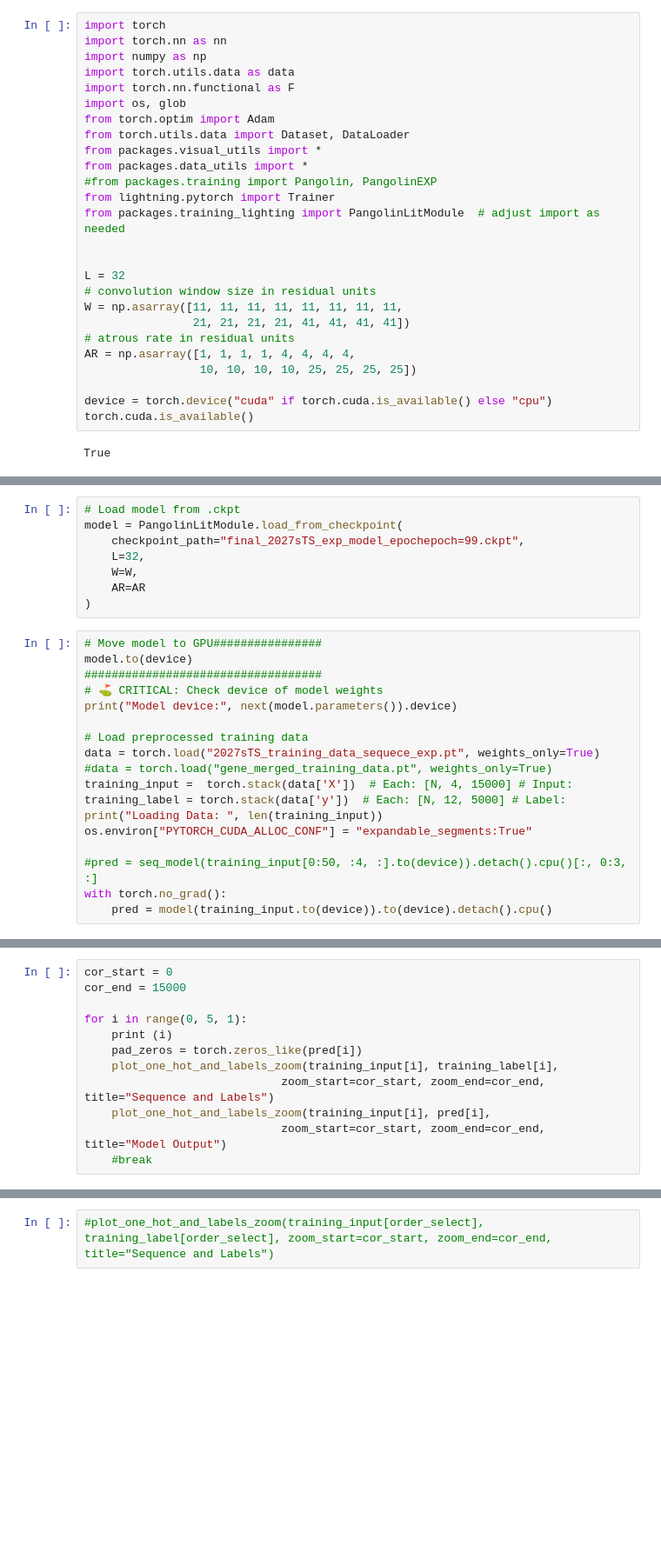
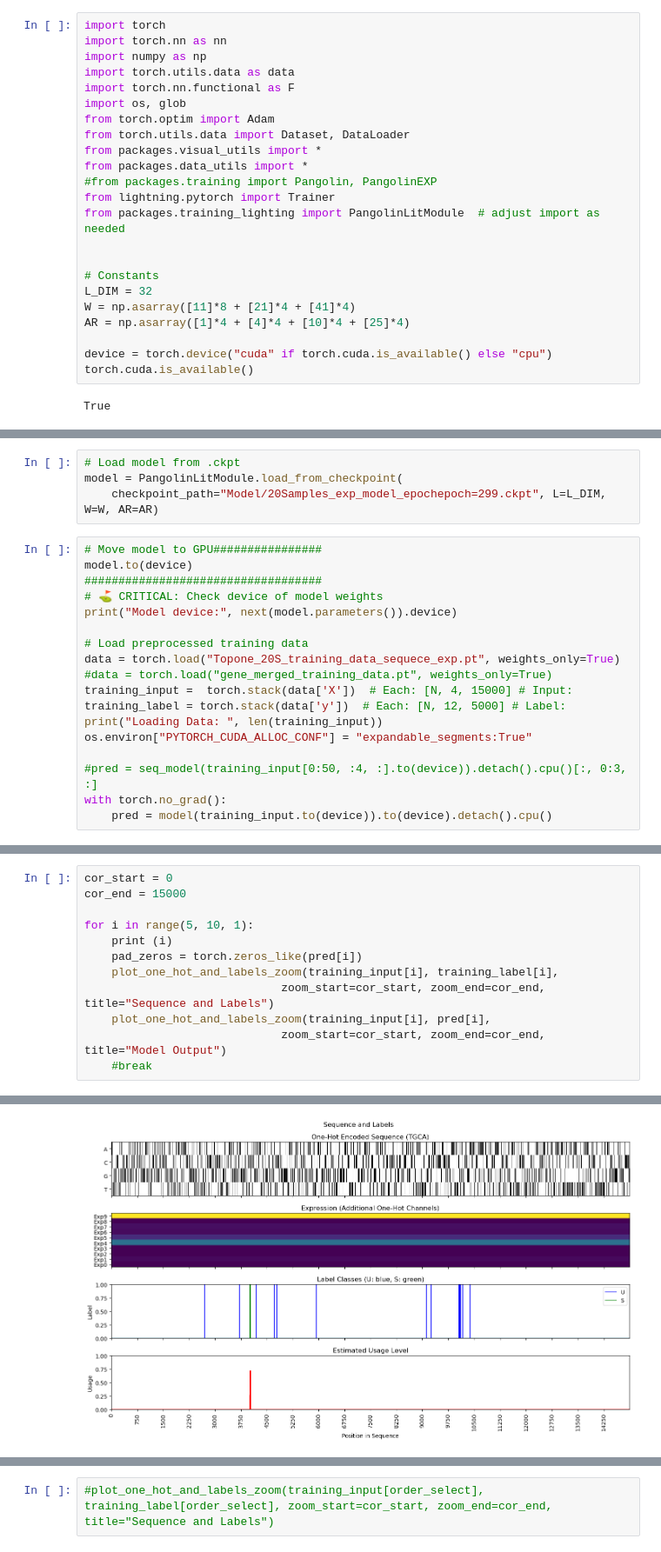
Before and after one commit to lux563624348/DL_RNA_Splicing, a Jupyter notebook: Benchmark_Model.ipynb, the cells around one changed output, grey strips where cells are left out. Shown at 87% size. Cells and saved outputs as stored; diff of their text form; blank space fills up the shorter version.

```diff
--- a/Benchmark_Model.ipynb
+++ b/Benchmark_Model.ipynb
@@ -14,13 +14,10 @@ from lightning.pytorch import Trainer
 from packages.training_lighting import PangolinLitModule  # adjust import as needed
 
 
-L = 32
-# convolution window size in residual units
-W = np.asarray([11, 11, 11, 11, 11, 11, 11, 11,
-                21, 21, 21, 21, 41, 41, 41, 41])
-# atrous rate in residual units
-AR = np.asarray([1, 1, 1, 1, 4, 4, 4, 4,
-                 10, 10, 10, 10, 25, 25, 25, 25])
+# Constants
+L_DIM = 32
+W = np.asarray([11]*8 + [21]*4 + [41]*4)
+AR = np.asarray([1]*4 + [4]*4 + [10]*4 + [25]*4)
 
 device = torch.device("cuda" if torch.cuda.is_available() else "cpu")
 torch.cuda.is_available()
@@ -50,11 +44,7 @@ Loading Data:  269
 # %%
 # Load model from .ckpt
 model = PangolinLitModule.load_from_checkpoint(
-    checkpoint_path="final_2027sTS_exp_model_epochepoch=99.ckpt",
-    L=32,
-    W=W,
-    AR=AR
-)
+    checkpoint_path="Model/20Samples_exp_model_epochepoch=299.ckpt", L=L_DIM, W=W, AR=AR)
 # %%
 # Move model to GPU################
 model.to(device)
@@ -63,7 +53,7 @@ model.to(device)
 print("Model device:", next(model.parameters()).device)
 
 # Load preprocessed training data
-data = torch.load("2027sTS_training_data_sequece_exp.pt", weights_only=True)
+data = torch.load("Topone_20S_training_data_sequece_exp.pt", weights_only=True)
 #data = torch.load("gene_merged_training_data.pt", weights_only=True)
 training_input =  torch.stack(data['X'])  # Each: [N, 4, 15000] # Input:
 training_label = torch.stack(data['y'])  # Each: [N, 12, 5000] # Label:
@@ -79,12 +68,0 @@ Loading Data:  5
-# %%
-cor_start = 0
-cor_end = 15000
-
-for i in range(0, 5, 1):
-    print (i)
-    pad_zeros = torch.zeros_like(pred[i])
-    plot_one_hot_and_labels_zoom(training_input[i], training_label[i],
-                             zoom_start=cor_start, zoom_end=cor_end, title="Sequence and Labels")
-    plot_one_hot_and_labels_zoom(training_input[i], pred[i],
-                             zoom_start=cor_start, zoom_end=cor_end, title="Model Output")
-    #break
@@ -104,0 +69,13 @@ for i in range(0, 5, 1):
+# %%
+cor_start = 0
+cor_end = 15000
+
+for i in range(5, 10, 1):
+    print (i)
+    pad_zeros = torch.zeros_like(pred[i])
+    plot_one_hot_and_labels_zoom(training_input[i], training_label[i],
+                             zoom_start=cor_start, zoom_end=cor_end, title="Sequence and Labels")
+    plot_one_hot_and_labels_zoom(training_input[i], pred[i],
+                             zoom_start=cor_start, zoom_end=cor_end, title="Model Output")
+    #break
+# %% [output]
@@ -104,0 +83 @@ for i in range(0, 5, 1):
+[figure, added]
```
Also changed, not shown: parts of 8 cells of this notebook, 2 other files.
